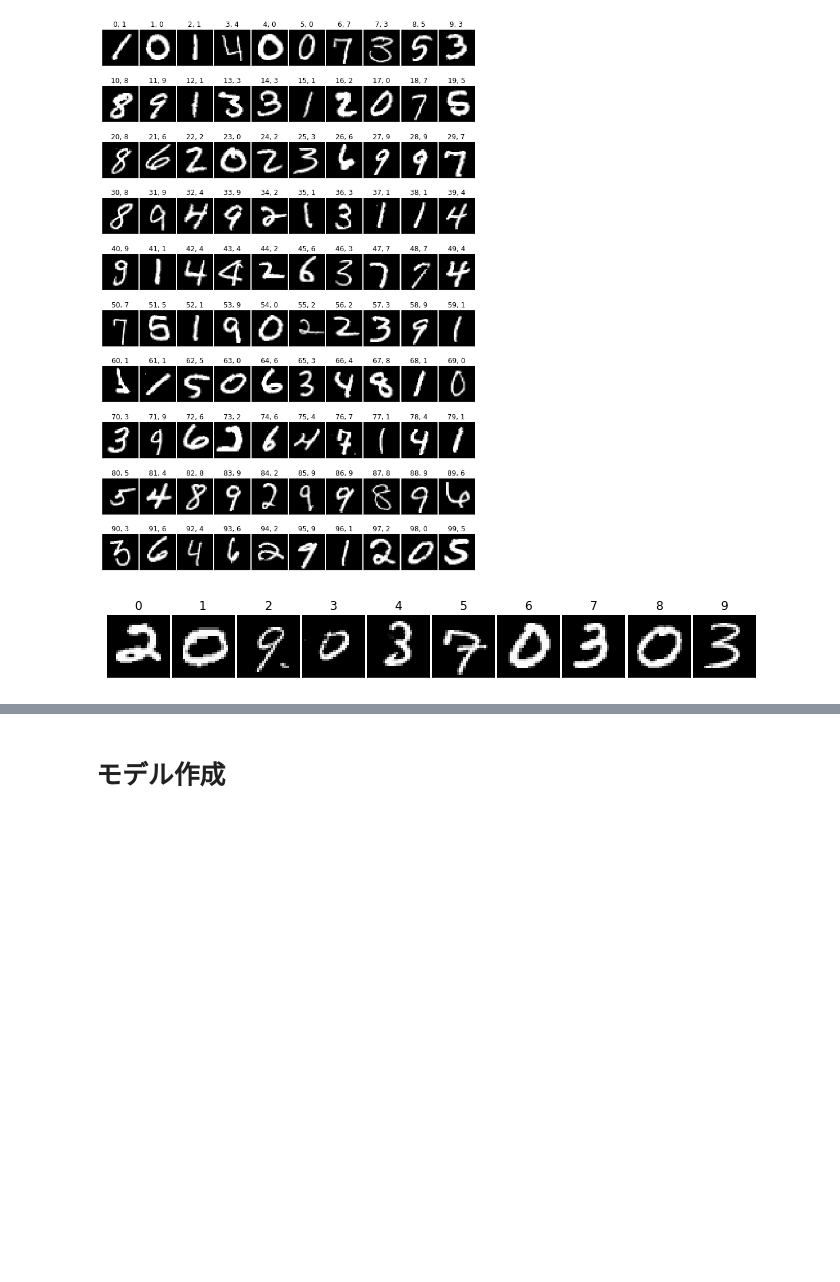
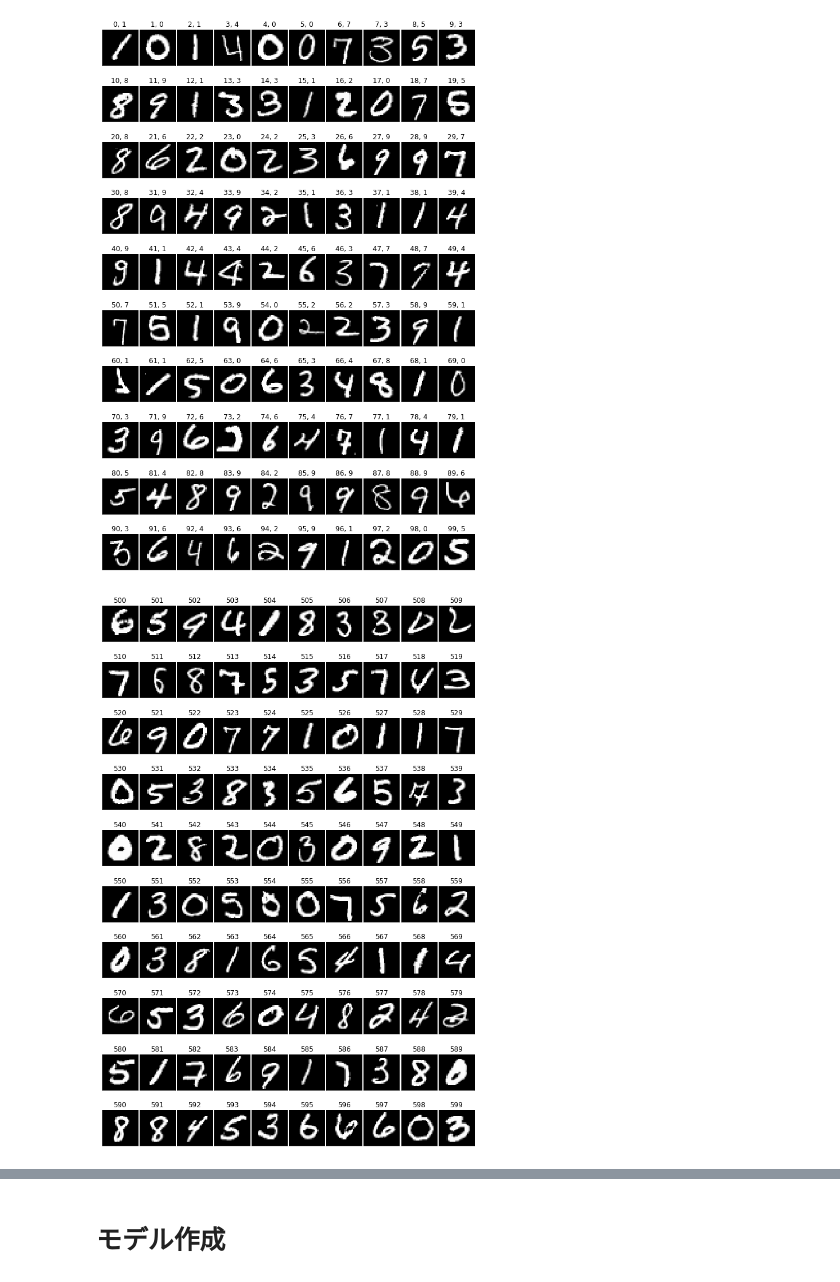
Before and after one commit to ninomae-makoto/kaggle, a Jupyter notebook: digit-recognizer01.ipynb, the cells around one changed output, grey strips where cells are left out. Cells and saved outputs as stored; diff of their text form; code cells hidden in the pictures; blank space fills up the shorter version.

```diff
--- a/digit-recognizer01.ipynb
+++ b/digit-recognizer01.ipynb
@@ -53,19 +46,19 @@ for i in range(0, 100):
 # %%
 
 import matplotlib.pyplot as plt
 %matplotlib inline
 
 X_test = X_test.reshape(X_test.shape[0], 28, 28)
 
 fig = plt.figure(figsize=(9, 9))
 fig.subplots_adjust(left=0, right=1, bottom=0, top=1.5, hspace=0.05, wspace=0.05)
-index = 0 # 100*n
-for i in range(0, 10):
+index = 500 # 100*n
+for i in range(0, 100):
     ax = fig.add_subplot(10, 10, i + 1, xticks=[], yticks=[])
     ax.imshow(X_test[i+index], cmap='gray')
     plt.title(str(i+index));
 # %% [output]
-[figure, old version]
+[figure, new version]
 # %%
 # 判断が困難と思われるテストデータ(1~1000)
 # %%
```
Also changed, not shown: parts of 3 cells of this notebook.
